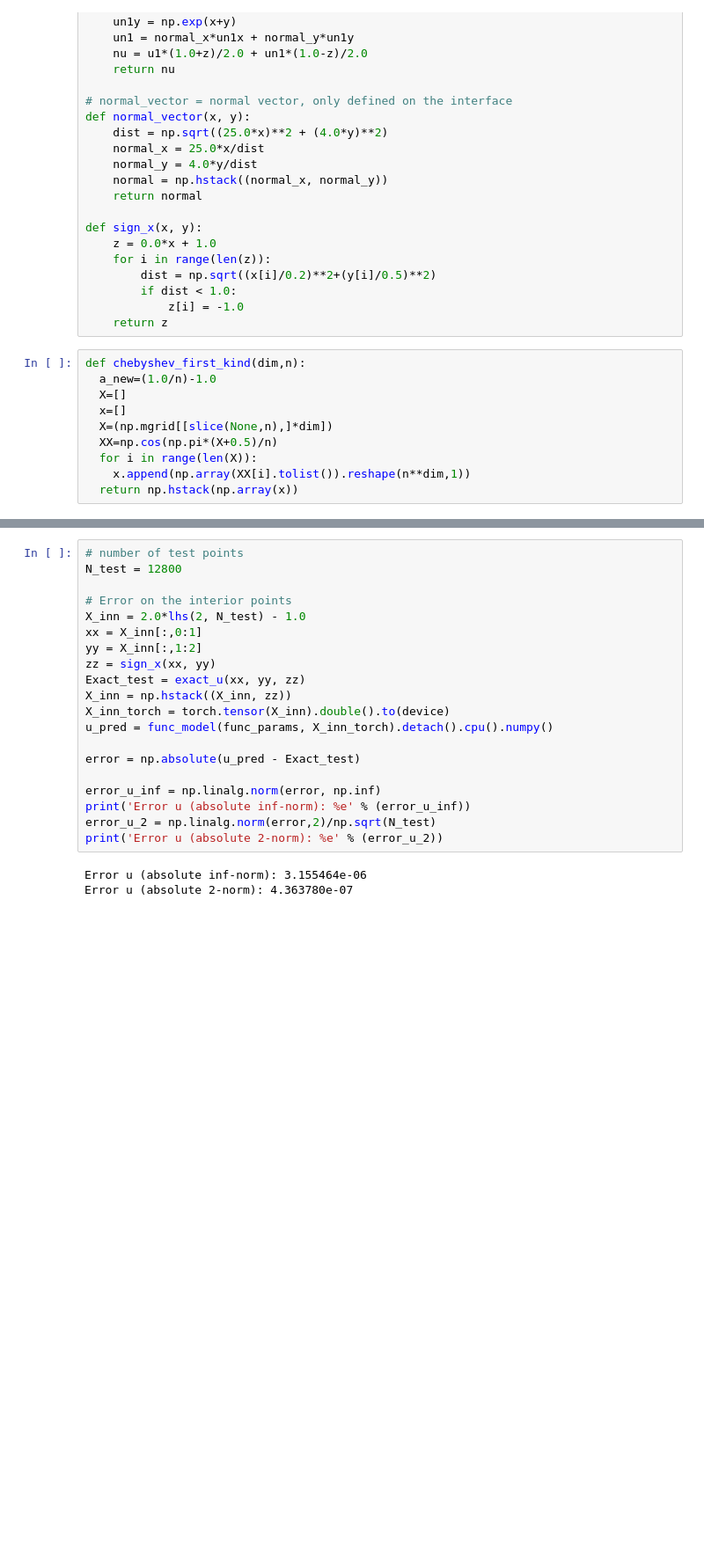
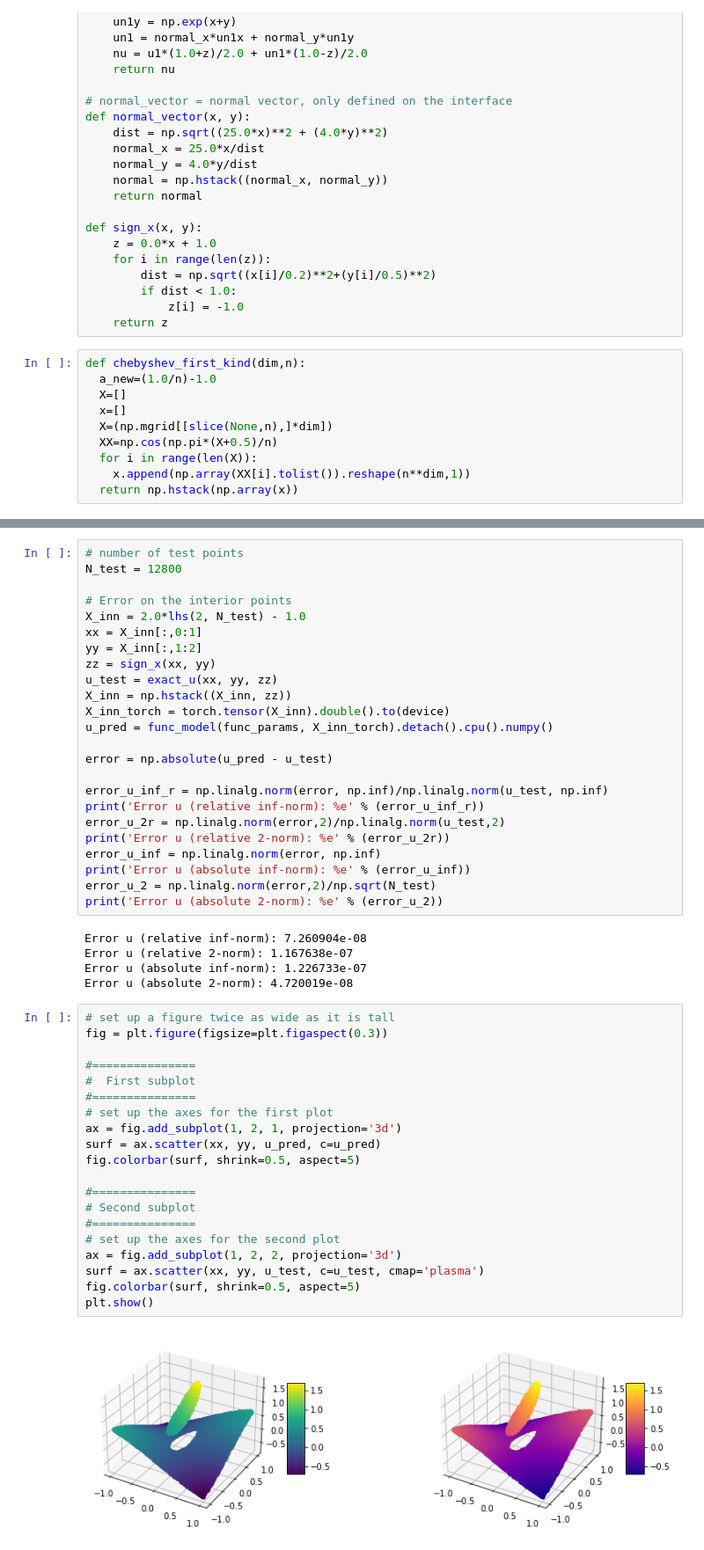
Before and after one commit to teshenglin/DCSNN, a Jupyter notebook: python/DCSNN_EX1_LM_Chebyshev.ipynb, the cells around one changed output, grey strips where cells are left out. Shown at 88% size. Drawn from its saved outputs; the diff is of its cells as text; blank space fills up the shorter version.

```diff
--- a/python/DCSNN_EX1_LM_Chebyshev.ipynb
+++ b/python/DCSNN_EX1_LM_Chebyshev.ipynb
@@ -340,17 +425,45 @@ X_inn = 2.0*lhs(2, N_test) - 1.0
 xx = X_inn[:,0:1]
 yy = X_inn[:,1:2]
 zz = sign_x(xx, yy)
-Exact_test = exact_u(xx, yy, zz)
+u_test = exact_u(xx, yy, zz)
 X_inn = np.hstack((X_inn, zz))
 X_inn_torch = torch.tensor(X_inn).double().to(device)
 u_pred = func_model(func_params, X_inn_torch).detach().cpu().numpy()
 
-error = np.absolute(u_pred - Exact_test)
+error = np.absolute(u_pred - u_test)
 
+error_u_inf_r = np.linalg.norm(error, np.inf)/np.linalg.norm(u_test, np.inf)
+print('Error u (relative inf-norm): %e' % (error_u_inf_r))
+error_u_2r = np.linalg.norm(error,2)/np.linalg.norm(u_test,2)
+print('Error u (relative 2-norm): %e' % (error_u_2r))
 error_u_inf = np.linalg.norm(error, np.inf)
 print('Error u (absolute inf-norm): %e' % (error_u_inf))
 error_u_2 = np.linalg.norm(error,2)/np.sqrt(N_test)
 print('Error u (absolute 2-norm): %e' % (error_u_2))
 # %% [output]
-Error u (absolute inf-norm): 3.155464e-06
-Error u (absolute 2-norm): 4.363780e-07
+Error u (relative inf-norm): 7.260904e-08
+Error u (relative 2-norm): 1.167638e-07
+Error u (absolute inf-norm): 1.226733e-07
+Error u (absolute 2-norm): 4.720019e-08
+# %%
+# set up a figure twice as wide as it is tall
+fig = plt.figure(figsize=plt.figaspect(0.3))
+
+#===============
+#  First subplot
+#===============
+# set up the axes for the first plot
+ax = fig.add_subplot(1, 2, 1, projection='3d')
+surf = ax.scatter(xx, yy, u_pred, c=u_pred)
+fig.colorbar(surf, shrink=0.5, aspect=5)
+
+#===============
+# Second subplot
+#===============
+# set up the axes for the second plot
+ax = fig.add_subplot(1, 2, 2, projection='3d')
+surf = ax.scatter(xx, yy, u_test, c=u_test, cmap='plasma')
+fig.colorbar(surf, shrink=0.5, aspect=5)
+plt.show()
+# %% [output]
+[figure, added]
```
Also changed, not shown: parts of 13 cells of this notebook, 3 other files.
